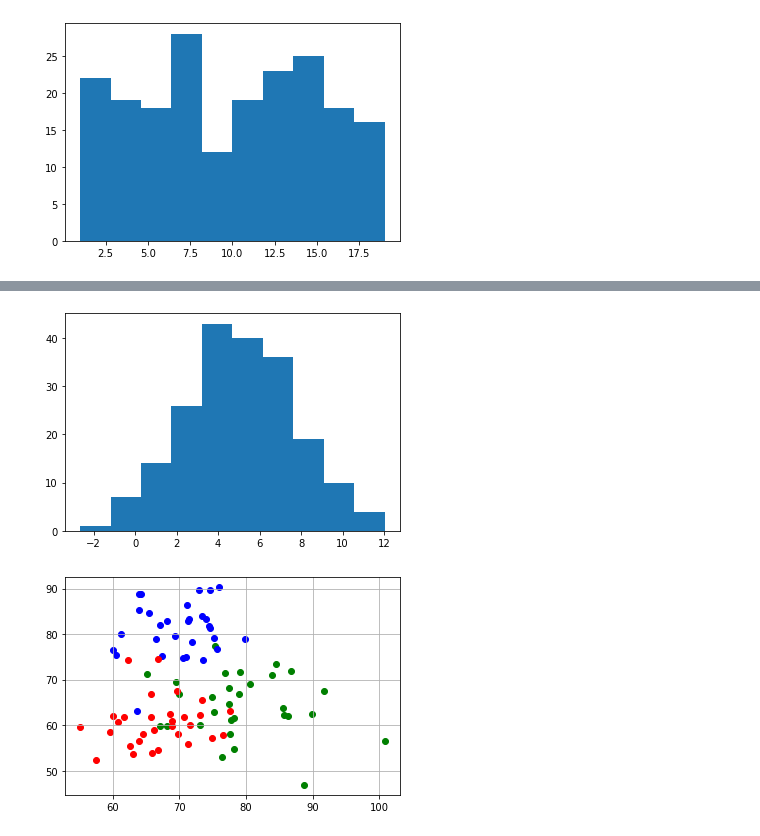
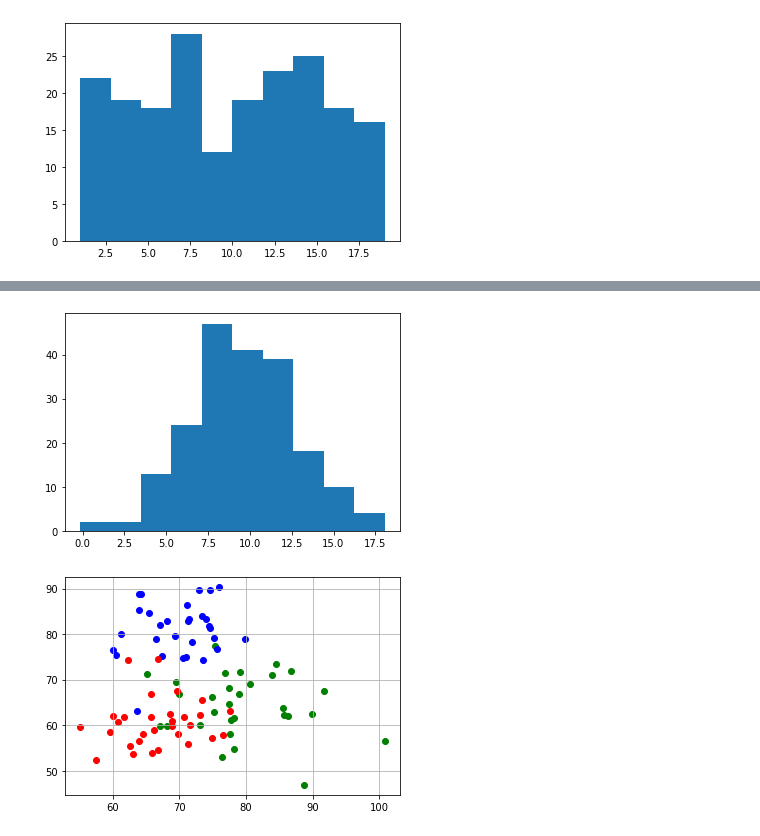
Before and after one commit to Dniwe111/ML_tasks, a Jupyter notebook: Test_task-checkpoint.ipynb, the cells around one changed output, grey strips where cells are left out. Saved outputs shown, nothing was run; the diff lists cells and outputs as text; code cells hidden in the pictures.

```diff
--- a/Test_task-checkpoint.ipynb
+++ b/Test_task-checkpoint.ipynb
@@ -152,16 +152,19 @@ plt.show()
 # %%
-def randomize (target, size, disp = 1):
-    n = 1000;
+def randomize (target, size, disp = 3):
     a = np.zeros(size)
-    for i in range(2*n):
-        a+=target*0.5/n+target*np.random.uniform(-0.5*disp, 0.5*disp, size)/n
+    for i in range(size):
+        s=1.5
+        while s>1 or s==0 :
+            b = np.random.uniform(-1, 1, 2)
+            s = b[0]**2+b[1]**2
+        a[i]+=(b[0]*((-2*np.log(s)/s)**0.5)*disp+target)
     return a
 # %%
-arr3 = randomize(5, 200, 40)
+arr3 = randomize(10, 200, 3)
 n, bin, patches = plt.hist(arr3)
 plt.show()
 # %% [output]
-[figure, old version]
+[figure, new version]
 # %%
 chem_chem = np.random.normal(80, 6, 30)
 chem_math = np.random.normal(65, 6, 30)
```
Also changed, not shown: parts of 3 cells of this notebook.
